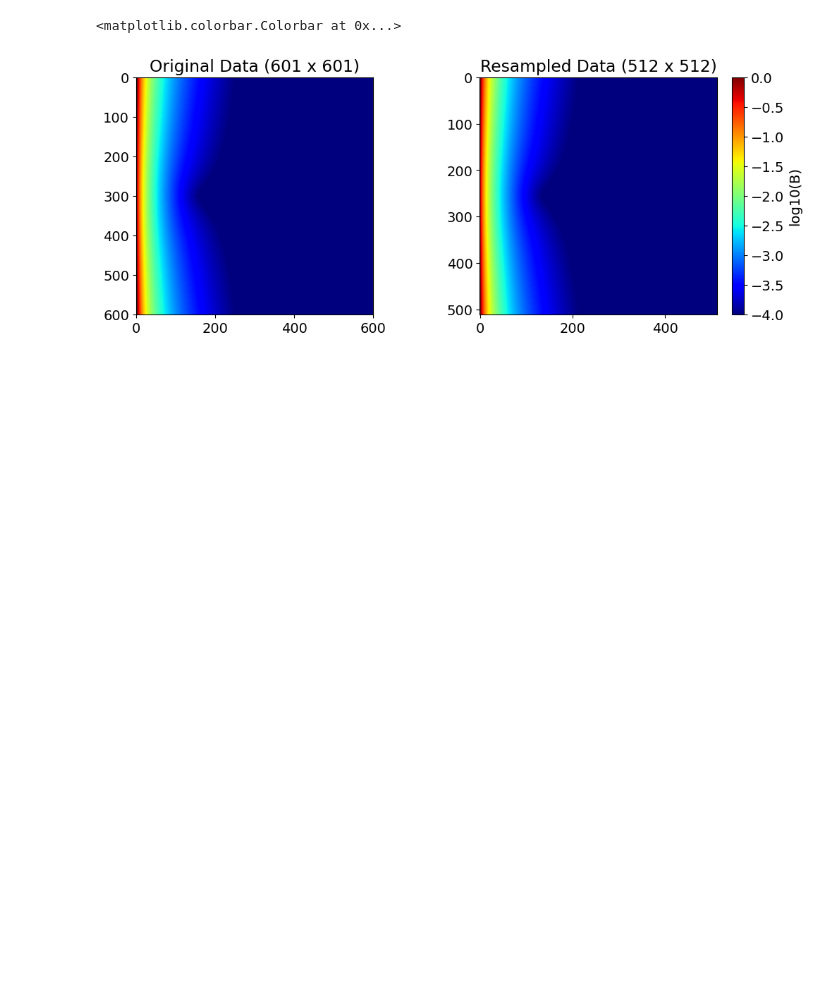
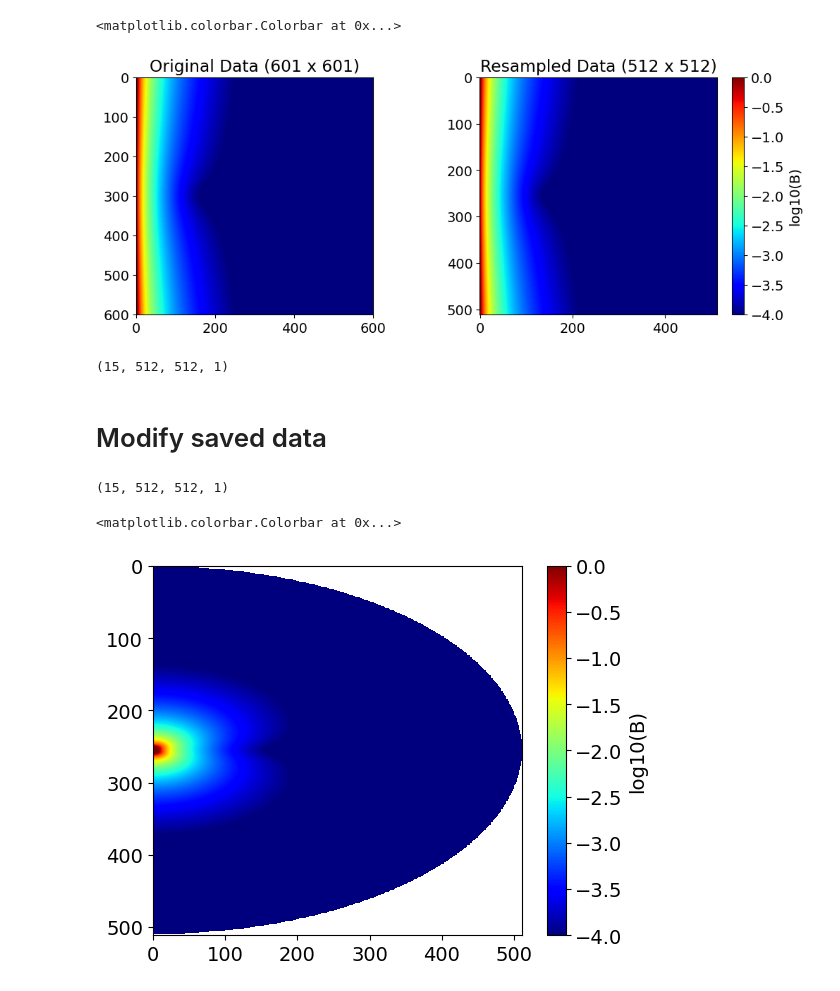
Before and after one commit to ikitcheng/mdiscnet, a Jupyter notebook: create_mdisc_dataset.ipynb, the cells around one changed output. Cells and saved outputs as stored; diff of their text form; code cells hidden in the pictures; blank space fills up the shorter version.

```diff
--- a/create_mdisc_dataset.ipynb
+++ b/create_mdisc_dataset.ipynb
@@ -271 +279,25 @@ util.save_result(np.array(samples_v2d_B), config.PATH_TO_DATA+'samples_v2d_B_rmu
 #util.save_result(np.array(samples_target), config.PATH_TO_DATA+'samples_target.pkl')
+# %%
+samples_v2d_B.shape
+# %% [output]
+(15, 512, 512, 1)
+# %% [markdown]
+# Modify saved data
+# %%
+# rotate data
+width = height = 512
+samples_v2d_B = util.load_result(config.PATH_TO_DATA+'samples_v2d_B_rmu_512x512.pkl')
+samples_v2d_B = samples_v2d_B.reshape(-1,width,height,1) # (nSamples,nChannels,width,height)
+# %%
+samples_v2d_B.shape
+# %% [output]
+(15, 512, 512, 1)
+# %%
+# verify it is still correct
+s = plt.imshow(np.log10(samples_v2d_B[0]), vmin=-4,
+        vmax=0,
+        cmap="jet")
+plt.colorbar(s, label='log10(B)')
+# %% [output]
+<matplotlib.colorbar.Colorbar at 0x...>
+[figure, added]
```
Also changed, not shown: parts of 7 cells of this notebook, 5 other files.
